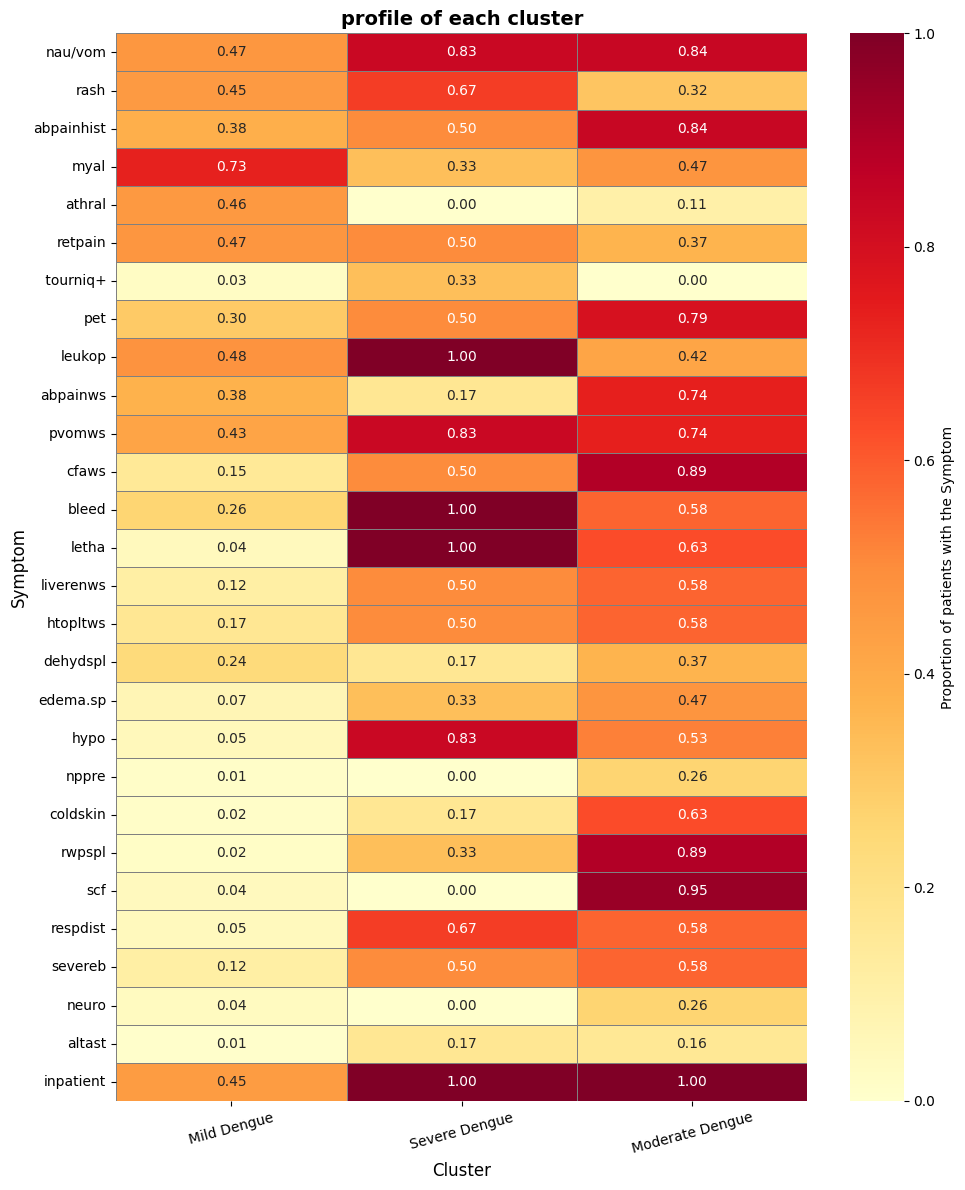
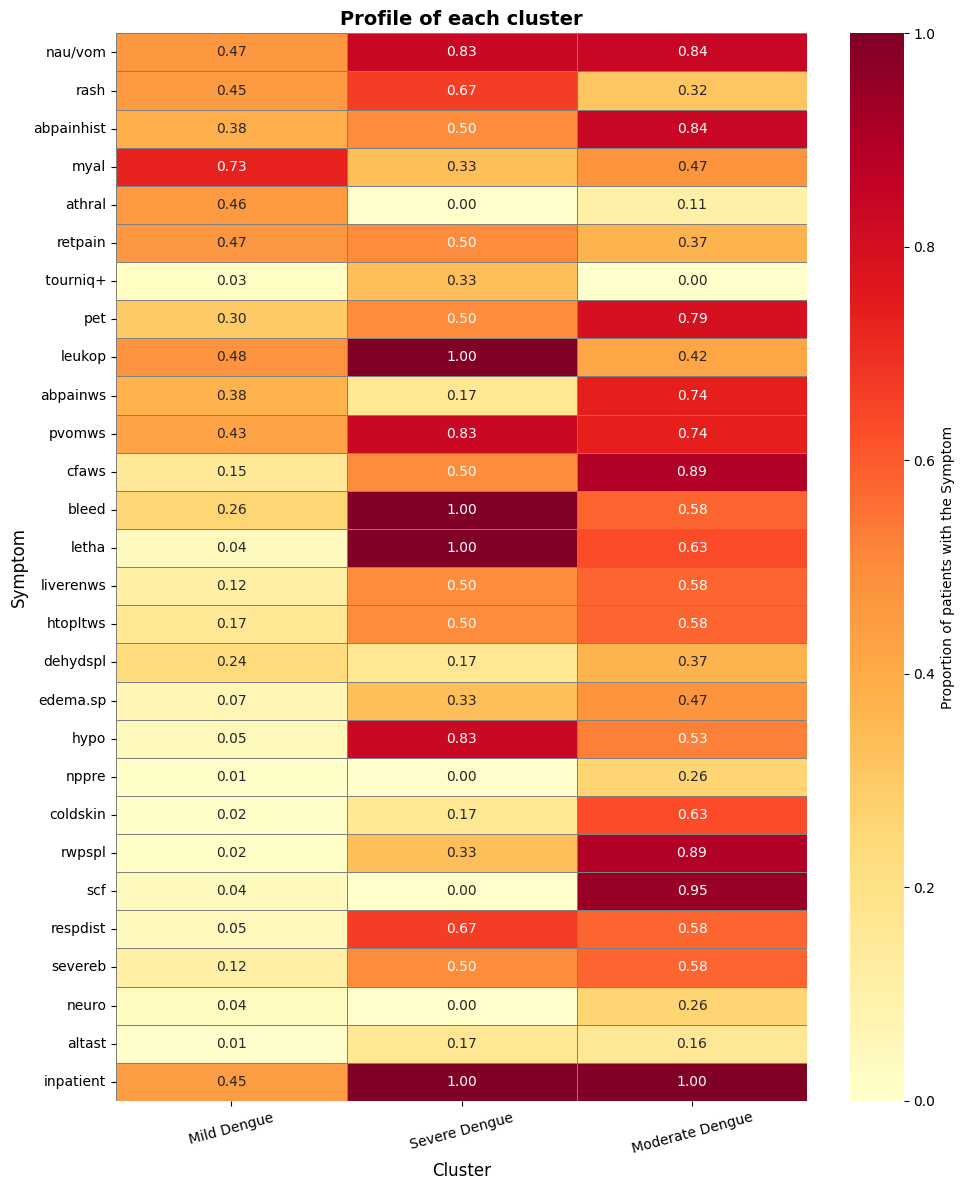
Unified diff of the notebook cell whose output changed from the first chart to the second:
--- before
+++ after
@@ -17,3 +17,4 @@
 plt.xticks(rotation=15)
 plt.tight_layout()
+plt.savefig(r'target_directory\heatmap.png', dpi=300, bbox_inches='tight')
 plt.show()

Commit: Add files via upload